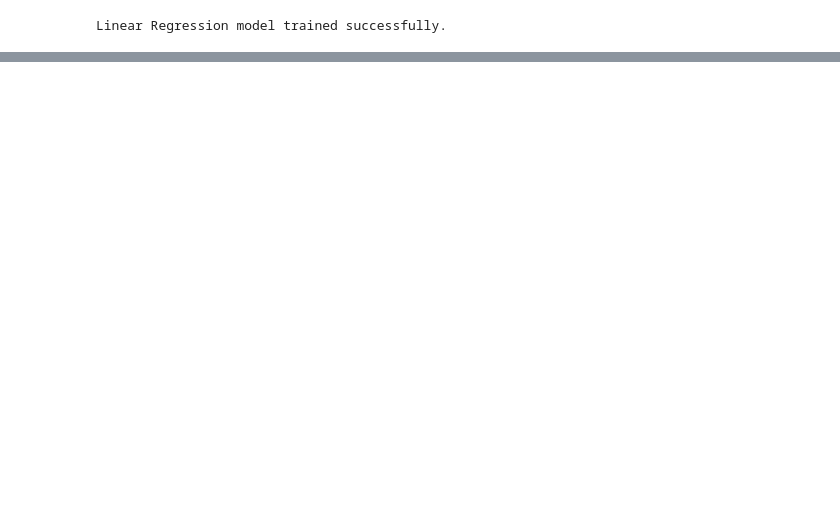
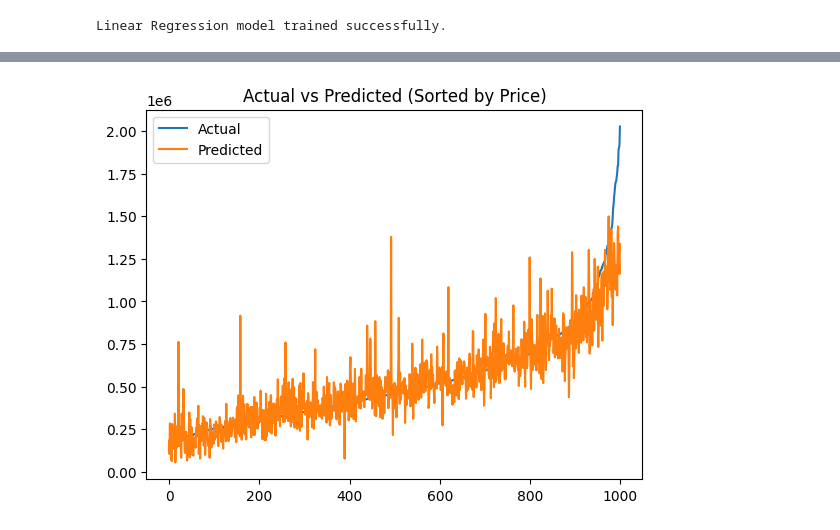
Before and after one commit to SabahAfroz/team115_hpp, a Jupyter notebook: HPP_MLP.ipynb, the cells around one changed output, grey strips where cells are left out. Saved outputs shown, nothing was run; the diff lists cells and outputs as text; code cells hidden in the pictures; blank space fills up the shorter version.

```diff
--- a/HPP_MLP.ipynb
+++ b/HPP_MLP.ipynb
@@ -144,0 +375,15 @@ print("MLP model trained successfully.")
+# %%
+import numpy as np
+
+sorted_idx = np.argsort(y_actual)
+
+plt.figure()
+plt.plot(y_actual.values[sorted_idx], label="Actual")
+plt.plot(y_pred.values[sorted_idx], label="Predicted")
+
+plt.legend()
+plt.title("Actual vs Predicted (Sorted by Price)")
+
+plt.show()
+# %% [output]
+[figure, added]
```
Also changed, not shown: parts of 12 cells of this notebook, 2 other files.
